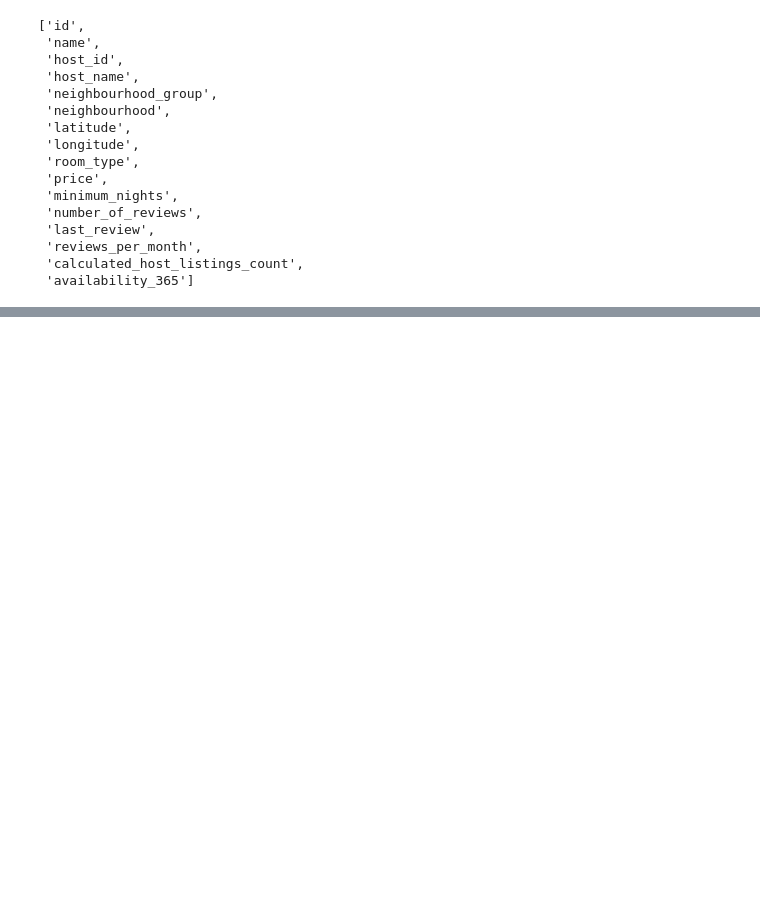
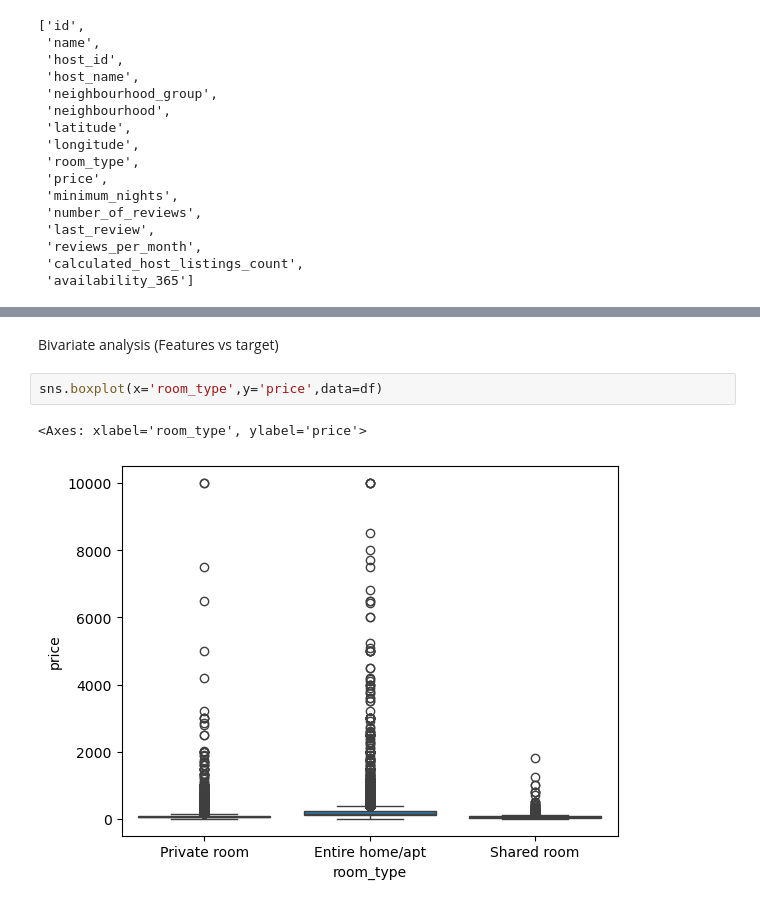
Before and after one commit to AnujrajShrestha/nyc-airbnb-room-prediction, a Jupyter notebook: prediction.ipynb, the cells around one changed output, grey strips where cells are left out. Saved outputs shown, nothing was run; the diff lists cells and outputs as text; blank space fills up the shorter version.

```diff
--- a/prediction.ipynb
+++ b/prediction.ipynb
@@ -99,0 +118,7 @@ dtype: int64
+# %% [markdown]
+Bivariate analysis (Features vs target)
+# %%
+sns.boxplot(x='room_type',y='price',data=df)
+# %% [output]
+<Axes: xlabel='room_type', ylabel='price'>
+[figure, added]
```
Also changed, not shown: parts of 20 cells of this notebook.
